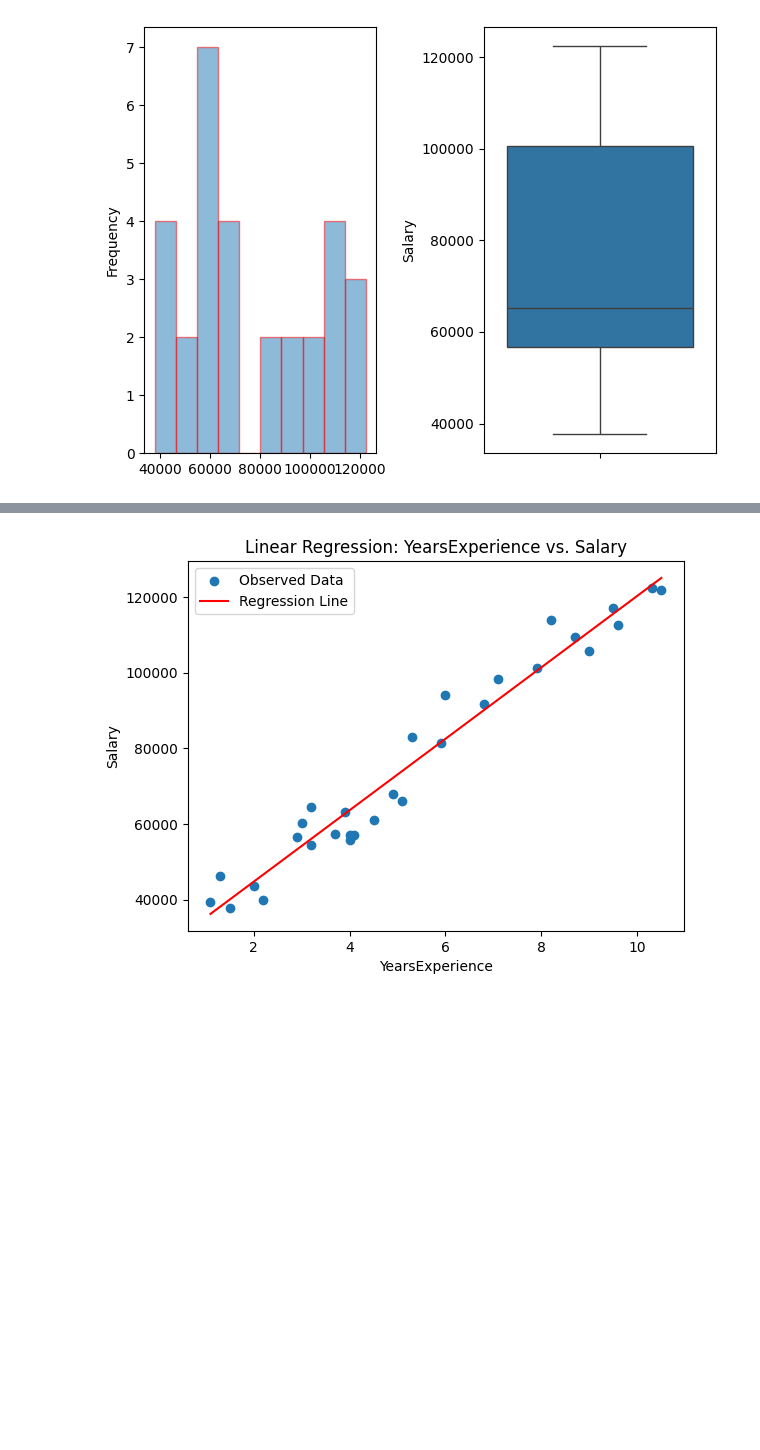
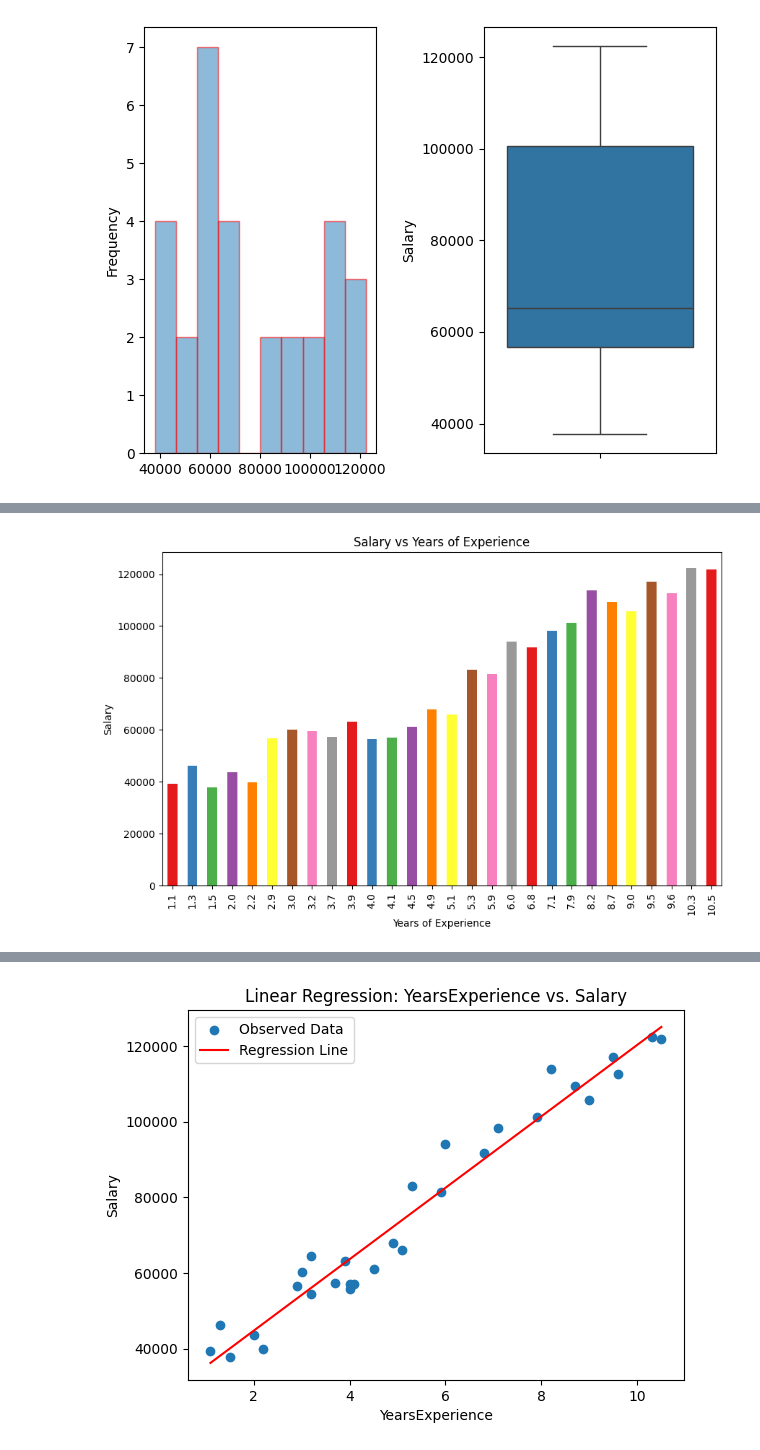
Before and after one commit to 1sumer/Python, a Jupyter notebook: Regression/Salary_predict.ipynb, the cells around one changed output, grey strips where cells are left out. Drawn from its saved outputs; the diff is of its cells as text; code cells hidden in the pictures; blank space fills up the shorter version.

```diff
--- a/Regression/Salary_predict.ipynb
+++ b/Regression/Salary_predict.ipynb
@@ -83,3 +89,14 @@ Salary
+# %%
+import seaborn as sns
+import matplotlib.pyplot as plt
+year_analysis = data.groupby('YearsExperience')['Salary'].mean()
+year_analysis.plot(kind='bar', figsize=(10, 6), color=sns.color_palette('Set1'))
+plt.xlabel('Years of Experience')
+plt.ylabel('Salary')
+plt.title('Salary vs Years of Experience')
+plt.show()
+# %% [output]
+[figure, added]
 # %%
 # Assuming you have a DataFrame named 'data' with columns 'income' and 'happiness'
 X = data['YearsExperience']
```
Also changed, not shown: parts of 7 cells of this notebook, 1 other file.
